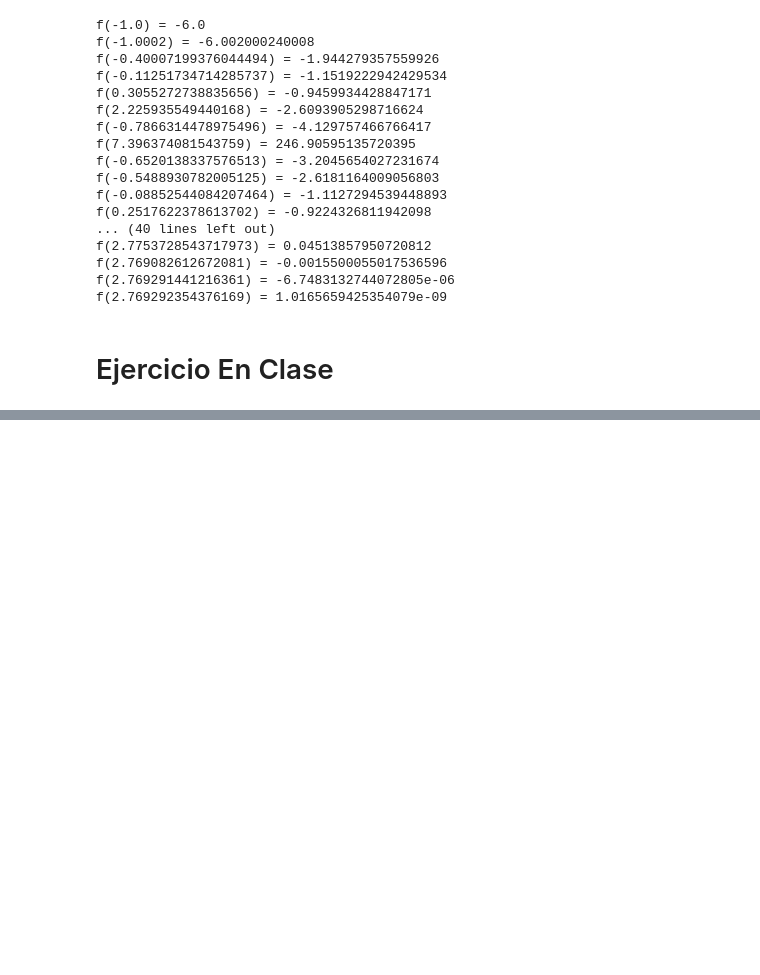
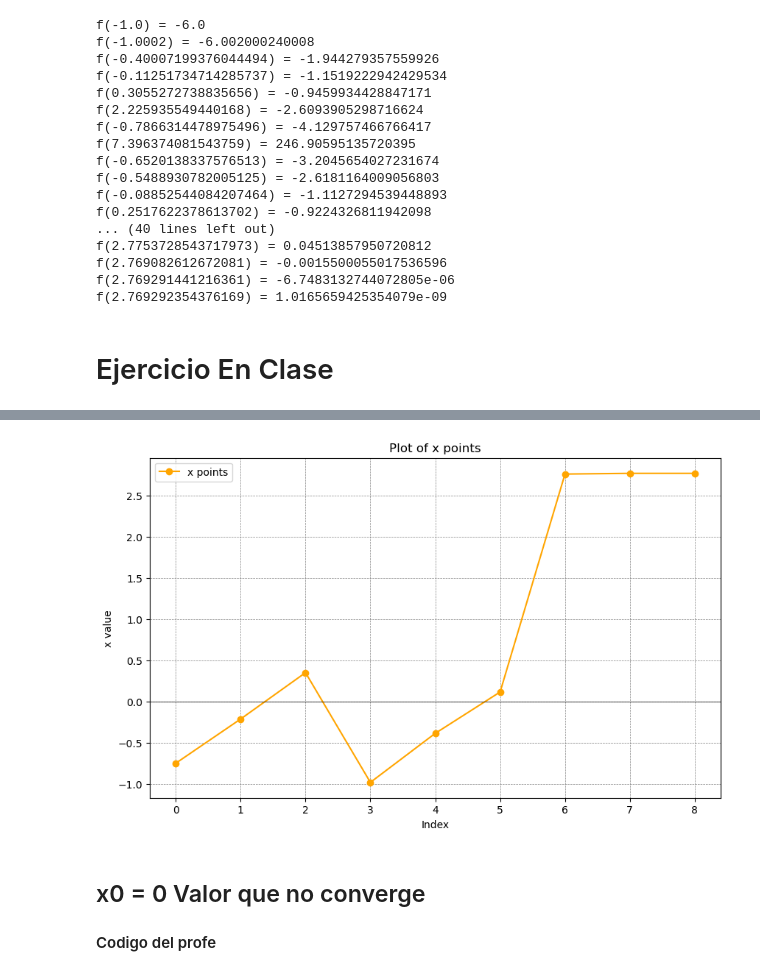
Before and after one commit to carol230/TalleresClasesMetodosNumericos, a Jupyter notebook: taller2.ipynb, the cells around one changed output, grey strips where cells are left out. Drawn from its saved outputs; the diff is of its cells as text; code cells hidden in the pictures; blank space fills up the shorter version.

Commit message:
updateCodigo

```diff
--- a/taller2.ipynb
+++ b/taller2.ipynb
@@ -138,0 +215,25 @@ f(2.769292354376169) = 1.0165659425354079e-09
+# %%
+from scipy.optimize import newton
+import matplotlib.pyplot as plt
+import numpy as np
+
+x_points = []
+y_points = []
+
+def f(x: float, show: bool = False):
+    y = x**3 - 3 * x**2 + x - 1
+    x_points.append(x)
+    y_points.append(y)
+    if show:
+        print(f"f({x}) = {y}")
+    return y
+
+def f_prime(x: float):
+    return 3 * x**2 - 6 * x + 1
+
+x0 = -0.75
+
+x_r = newton(lambda x: f(x, True), x0, fprime=f_prime, maxiter=100)
+
+print("Raíz encontrada:", x_r)
+print("Estimaciones de raíces:", x_points)
@@ -138,0 +252,20 @@ f(2.769292354376169) = 1.0165659425354079e-09
+# %%
+import matplotlib.pyplot as plt
+
+plt.figure(figsize=(10, 6))
+
+plt.plot(x_points, marker='o', color="orange", linestyle='-', label="x points")
+
+plt.axhline(0, color="black", linewidth=0.5)
+plt.ylabel("f(x)")
+plt.title("Plot of x points")
+plt.xlabel("Index")
+plt.ylabel("x value")
+plt.legend()
+plt.grid(color='gray', linestyle='--', linewidth=0.5)
+plt.show()
+# %% [output]
+[figure, added]
+# %% [markdown]
+## x0 = 0 Valor que no converge
+#### Codigo del profe
```
Also changed, not shown: parts of 10 cells of this notebook.
